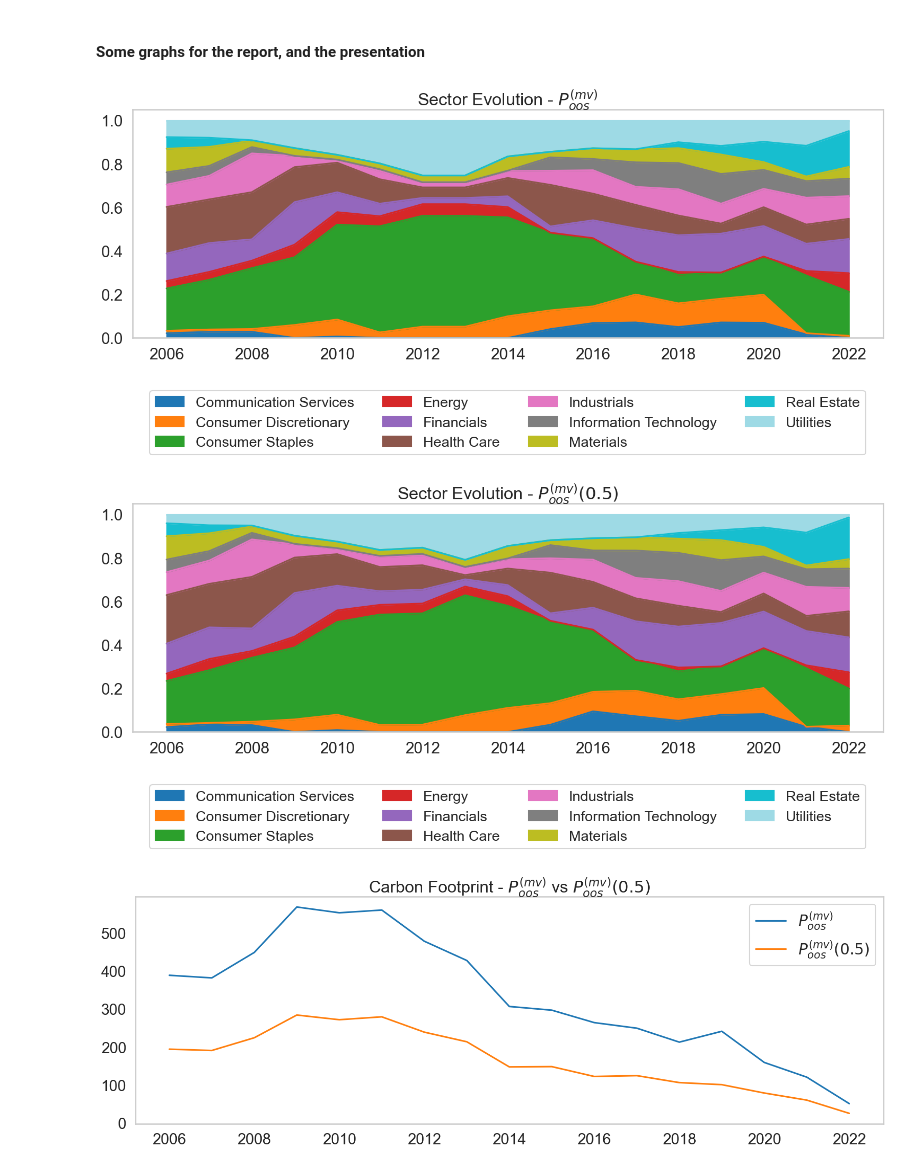
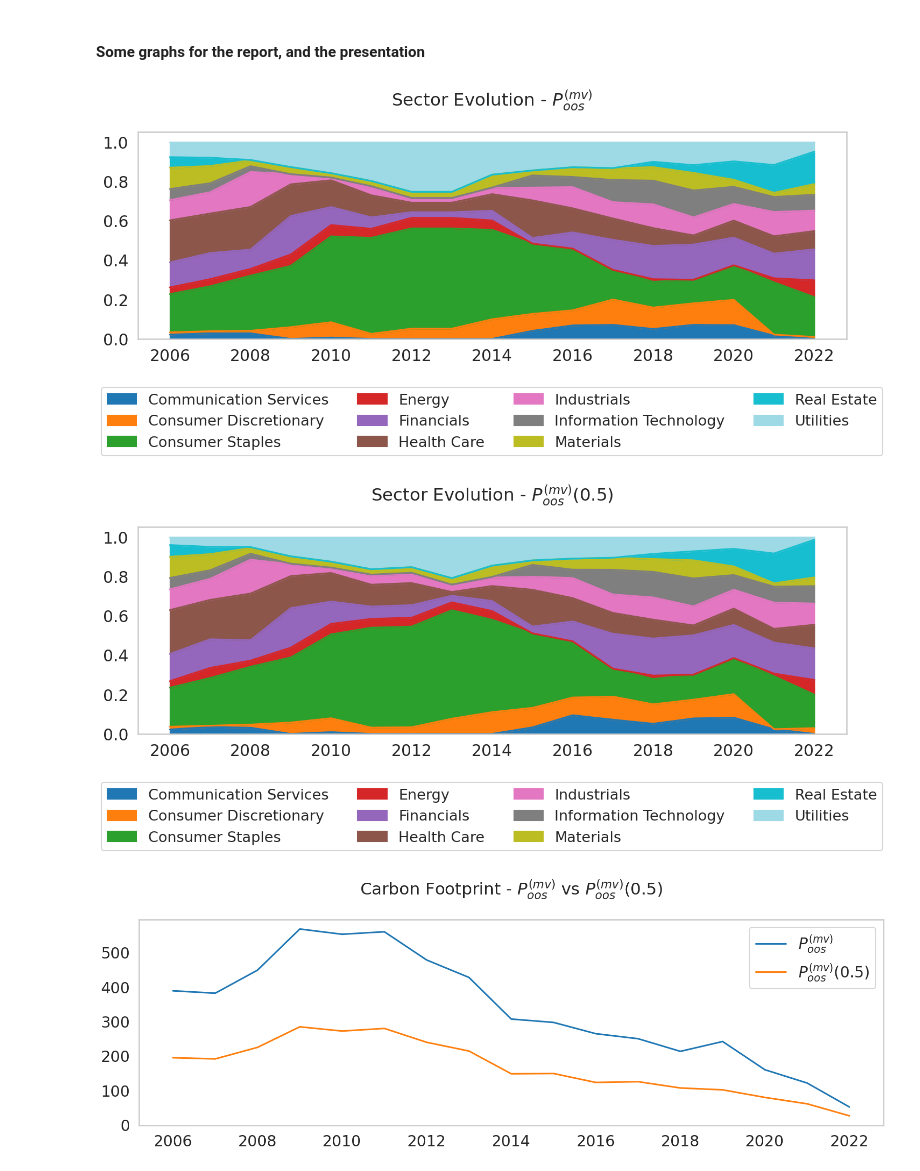
Before and after one commit to dorentinmorina/SAAM, a Jupyter notebook: groupa.ipynb, the cells around one changed output. Drawn from its saved outputs; the diff is of its cells as text; code cells hidden in the pictures.

```diff
--- a/groupa.ipynb
+++ b/groupa.ipynb
@@ -827,7 +828,6 @@ def stacked_area_plot(weights_df, name):
     weights_df['sectors'] = sectors_copy
     sector_weights = weights_df.groupby('sectors').sum()
 
-    sector_weights = sectors_weights(weights_df)
     sector_weights.T.plot(kind='area',
                         stacked=True,
                         colormap='tab20',
@@ -839,20 +839,20 @@ def stacked_area_plot(weights_df, name):
     plt.tight_layout()
     plt.show()
 # %%
-stacked_area_plot(weights_df, "$P^{(mv)}_{oos}$")
+stacked_area_plot(weights_df, "$P^{(mv)}_{oos}$\n")
 # %% [output]
-[figure, old version]
+[figure, new version]
 # %%
-stacked_area_plot(weights_mv05, "$P^{(mv)}_{oos}(0.5)$")
+stacked_area_plot(weights_mv05, "$P^{(mv)}_{oos}(0.5)$\n")
 # %% [output]
-[figure, old version]
+[figure, new version]
 # %%
 pd.concat([mv_cf, mv05_cf], axis=1).plot(kind='line', figsize=(16, 6))
-plt.title('Carbon Footprint - $P^{(mv)}_{oos}$ vs $P^{(mv)}_{oos}(0.5)$')
+plt.title('Carbon Footprint - $P^{(mv)}_{oos}$ vs $P^{(mv)}_{oos}(0.5)$\n')
 plt.legend(['$P^{(mv)}_{oos}$', '$P^{(mv)}_{oos}(0.5)$'])
 plt.grid(False)
 plt.tight_layout()
 plt.show()
 # %% [output]
-[figure, old version]
+[figure, new version]
 # %%
```
Also changed, not shown: parts of 18 cells of this notebook.
